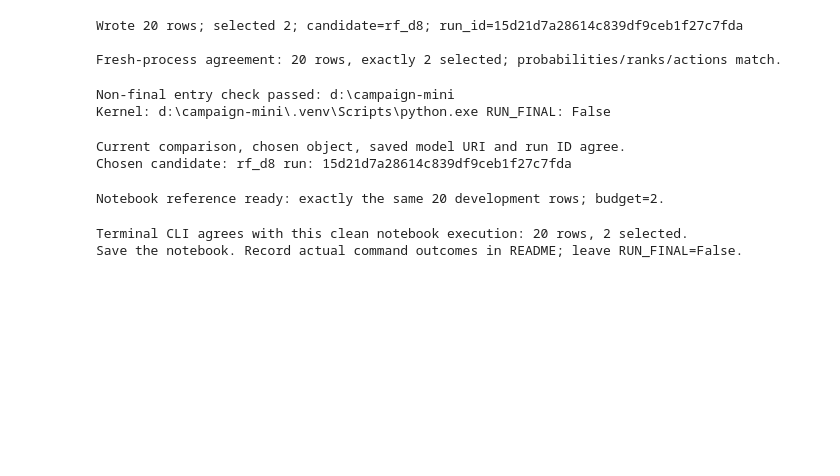
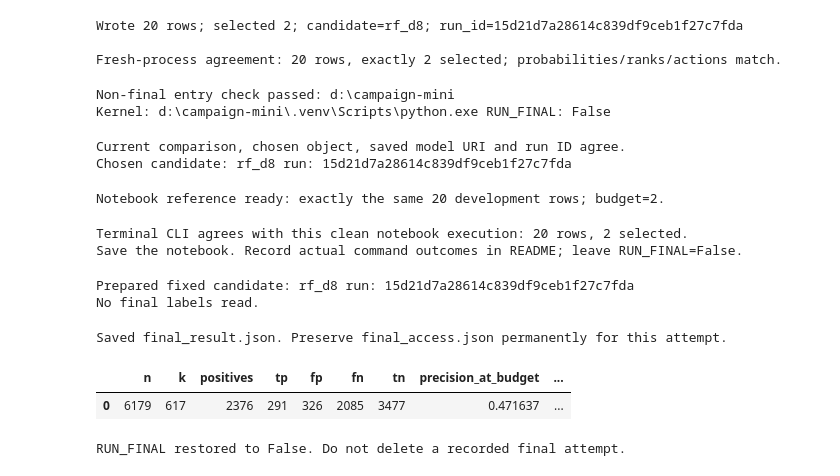
Before and after one commit to kishan0-07/campaign, a Jupyter notebook: analysis.ipynb, the cells around one changed output. Drawn from its saved outputs; the diff is of its cells as text; code cells hidden in the pictures; blank space fills up the shorter version.

```diff
--- a/analysis.ipynb
+++ b/analysis.ipynb
@@ -1513,0 +1542,29 @@ Save the notebook. Record actual command outcomes in README; leave RUN_FINAL=Fal
+# %%
+j_model, j_selection = load_selected(j_results / "selection.json")
+assert j_selection == i_selection, "Use the selection verified in this clean I run."
+assert j_selection["candidate_id"] == chosen_candidate_id
+assert j_selection["run_id"] == chosen_run_id and j_selection["model_uri"] == model_uri
+assert j_selection["features"] == FEATURES and j_selection["policy"] == policy
+j_entry = candidates[chosen_candidate_id]
+assert j_entry["status"] == "success" and j_entry["run_id"] == chosen_run_id
+j_development_metrics = j_entry["metrics"]
+assert len(source_sha256) == 64 and all(character in "0123456789abcdef" for character in source_sha256)
+j_source_identity = {
+    "file": "data/raw/bank-additional-full.csv", "sha256": source_sha256,
+    "source_n": 41188, "final_first_record_id": 35009, "final_last_record_id": 41187,
+}
+j_features_path = j_root / "data/holdout/final_features.csv"
+j_labels_path = j_root / "data/holdout/final_labels.csv"
+if not j_features_path.is_file() or not j_labels_path.is_file():
+    raise FileNotFoundError("Keep B's existing final_features.csv and final_labels.csv.")
+j_run = MlflowClient(tracking_uri=mlflow.get_tracking_uri()).get_run(j_selection["run_id"])
+assert j_run.info.status == "FINISHED" and j_run.info.lifecycle_stage == "active"
+assert j_run.data.tags.get("purpose") == "candidate"
+assert j_run.data.params["candidate_id"] == j_selection["candidate_id"]
+json.dumps({"selection": j_selection, "source": j_source_identity,
+            "development_metrics": j_development_metrics}, allow_nan=False)
+print("Prepared fixed candidate:", j_selection["candidate_id"], "run:", j_selection["run_id"])
+print("No final labels read.")
+# %% [output]
+Prepared fixed candidate: rf_d8 run: 15d21d7a28614c839df9ceb1f27c7fda
+No final labels read.
@@ -1513,0 +1573,50 @@ Save the notebook. Record actual command outcomes in README; leave RUN_FINAL=Fal
+# %%
+if not RUN_FINAL:
+    print("Final evaluation skipped: RUN_FINAL=False. No final labels were read.")
+else:
+    try:
+        if j_access_path.exists() or j_result_path.exists():
+            raise RuntimeError("A final attempt already exists; do not open the labels again.")
+
+        assert json.loads((j_results / "selection.json").read_text(encoding="utf-8")) == j_selection
+        j_access = {
+            "started_at_utc": datetime.now(timezone.utc).isoformat(),
+            "selection": j_selection, "source": j_source_identity,
+        }
+
+        with j_access_path.open("x", encoding="utf-8") as j_file:
+            json.dump(j_access, j_file, indent=2, allow_nan=False)
+
+        j_features = pd.read_csv(j_features_path, keep_default_na=False)
+        j_ids, j_X, _ = prepare_inputs(j_features, mode="predict")
+        np.testing.assert_array_equal(j_ids.to_numpy(), np.arange(35009, 41188))
+        assert len(j_X) == 6179 and list(j_X.columns) == FEATURES
+        j_probabilities = positive_scores(j_model, j_X)
+
+        j_labels = pd.read_csv(j_labels_path, keep_default_na=False)
+        j_metrics = evaluate_ranking(j_ids, j_probabilities, j_labels, j_selection["policy"])
+        assert j_metrics["n"] == 6179 and j_metrics["k"] == 617
+        j_result = {
+            "evaluated_at_utc": datetime.now(timezone.utc).isoformat(),
+            "selection": j_selection, "source": j_source_identity,
+            "development_metrics": j_development_metrics, "metrics": j_metrics,
+            "limitations": [
+                "Historical subscription ranking, not causal uplift or guaranteed campaign profit.",
+                "Ordered holdout; customer-disjointness and exact prediction-time availability are unverified.",
+                "One later historical cohort; future performance and calibrated probabilities are not guaranteed.",
+                "No justified dependence model or confidence interval was established for this ordered cohort.",
+            ],
+        }
+
+        j_result_path.write_text(json.dumps(j_result, indent=2, allow_nan=False) + "\n", encoding="utf-8")
+        print("Saved final_result.json. Preserve final_access.json permanently for this attempt.")
+        display(pd.DataFrame([j_metrics]).drop(columns=["undefined", "random_reference"]))
+    finally:
+
+        RUN_FINAL = False
+        print("RUN_FINAL restored to False. Do not delete a recorded final attempt.")
+# %% [output]
+Saved final_result.json. Preserve final_access.json permanently for this attempt.
+|  | n | k | positives | tp | fp | fn | tn | precision_at_budget | ... |
+| 0 | 6179 | 617 | 2376 | 291 | 326 | 2085 | 3477 | 0.471637 | ... |
+RUN_FINAL restored to False. Do not delete a recorded final attempt.
```
Also changed, not shown: parts of 4 cells of this notebook, 2 other files.
